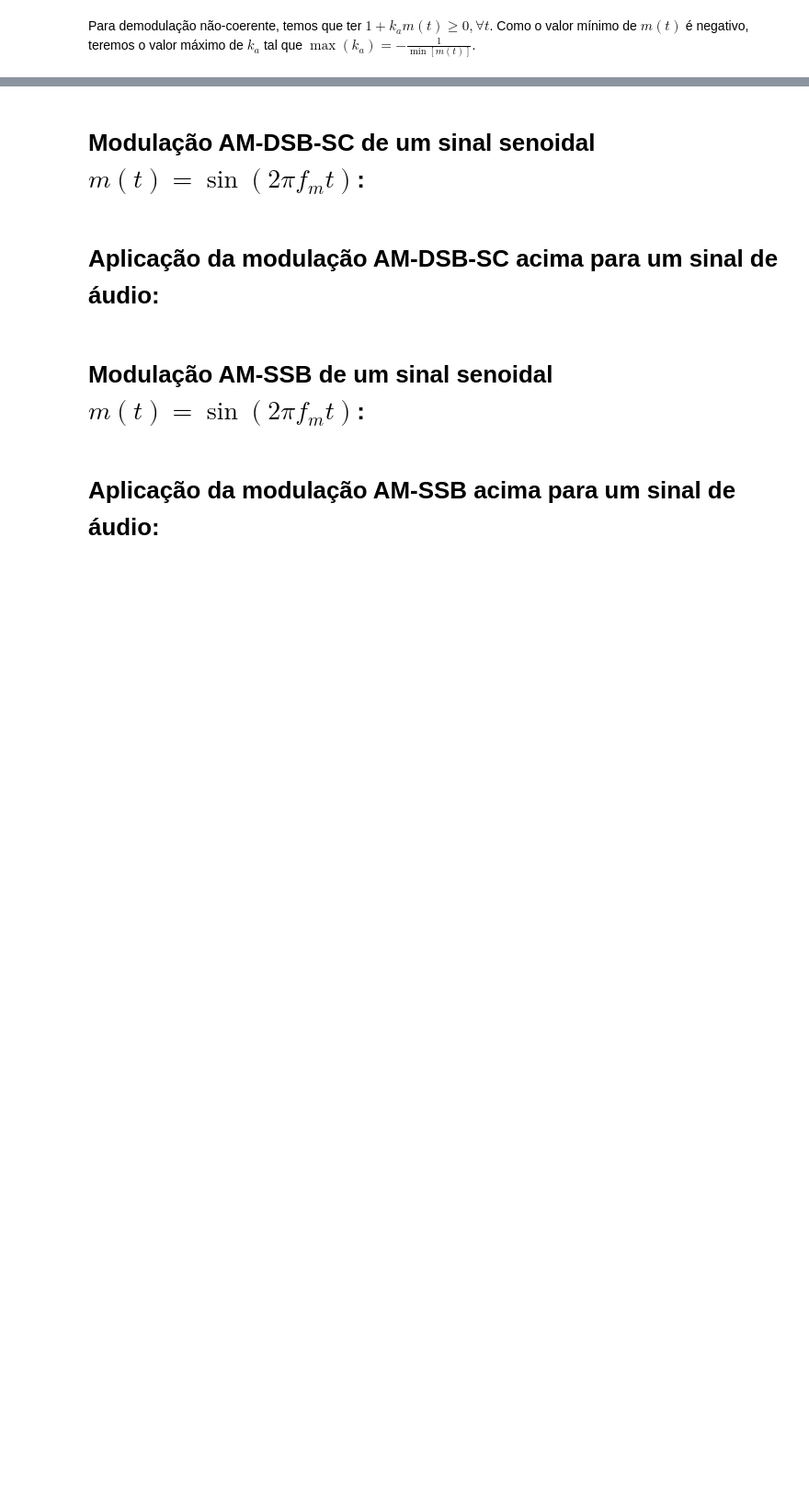
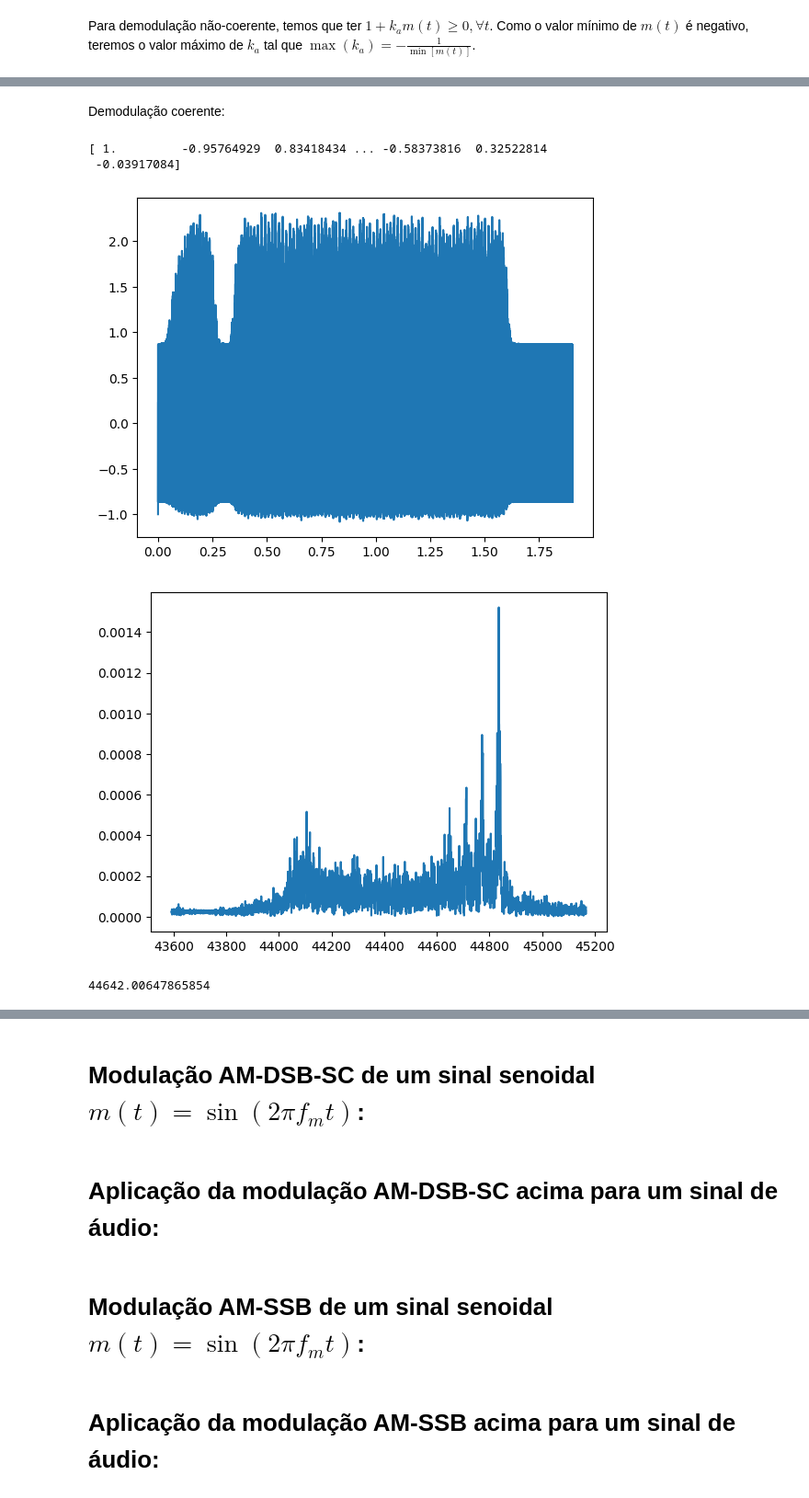
Before and after one commit to RenanElfo/lab3_eet_50, a Jupyter notebook: main.ipynb, the cells around one changed output, grey strips where cells are left out. Shown at 92% size. Cells and saved outputs as stored; diff of their text form; code cells hidden in the pictures; blank space fills up the shorter version.

```diff
--- a/main.ipynb
+++ b/main.ipynb
@@ -66,0 +89,39 @@ modulated_whistle.modulated.plot_fourier(start_index=0, end_index=-1)
+# %% [markdown]
+Demodulação coerente:
+# %%
+import numpy as np
+from scipy.signal import butter, sosfilt
+
+ORDER = 7
+CUTOFF_FREQUENCY = 44_100
+
+multiplied = modulated_whistle._multiplying_stage()
+sos = butter(ORDER, CUTOFF_FREQUENCY, output='sos', fs=modulated_whistle.sample_rate)
+filtered = sosfilt(sos, multiplied)
+filtered = filtered - np.mean(filtered)
+# %% [output]
+[ 1.         -0.95764929  0.83418434 ... -0.58373816  0.32522814
+ -0.03917084]
+# %%
+import matplotlib.pyplot as plt
+from scipy.fft import rfft, rfftfreq
+
+plt.figure()
+plt.plot(modulated_whistle.modulated.time, filtered)
+plt.show()
+
+fourier_frequencies = rfftfreq(modulated_whistle.modulated.sample_number, 1/modulated_whistle.sample_rate)
+fourier_array = np.abs(rfft(filtered, norm='forward'))
+
+%matplotlib widget
+plt.ion()
+plt.figure()
+plt.plot(fourier_frequencies[83_000:86_000], fourier_array[83_000:86_000])
+plt.show()
+# %% [output]
+[figure, added]
+[figure, added]
+# %%
+fourier_frequencies[85000]
+# %% [output]
+44642.00647865854
```
Also changed, not shown: parts of 14 cells of this notebook, 3 other files.
